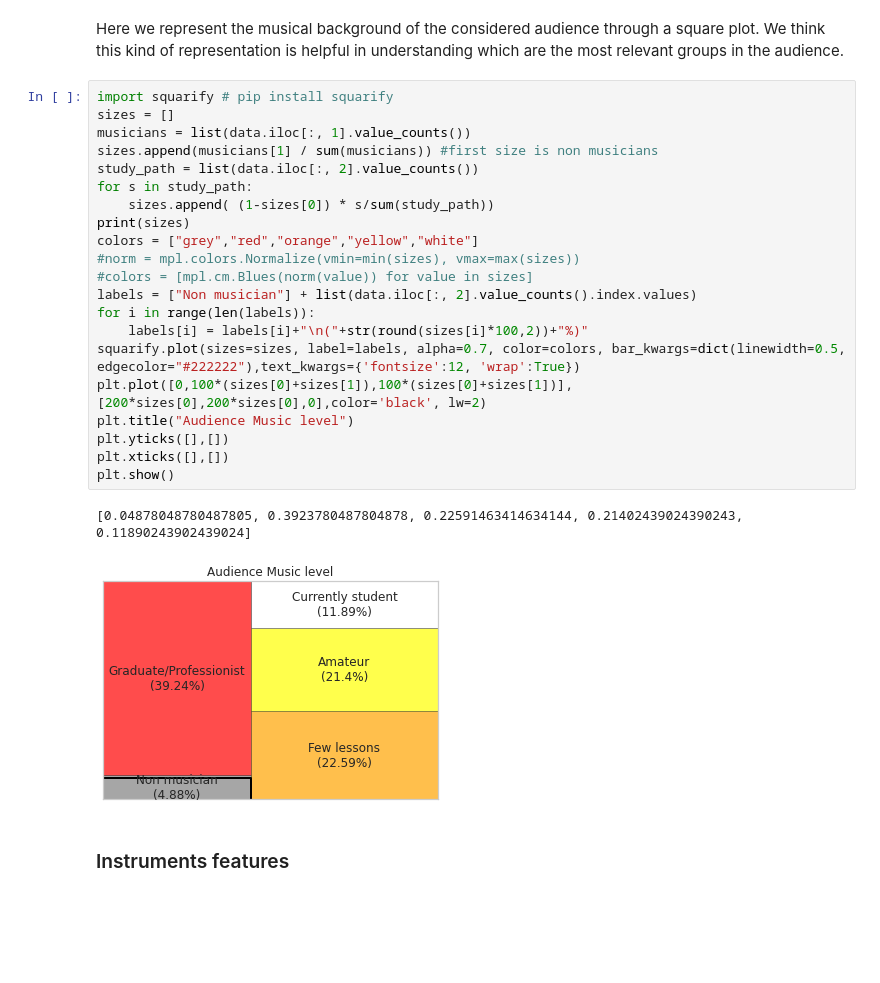
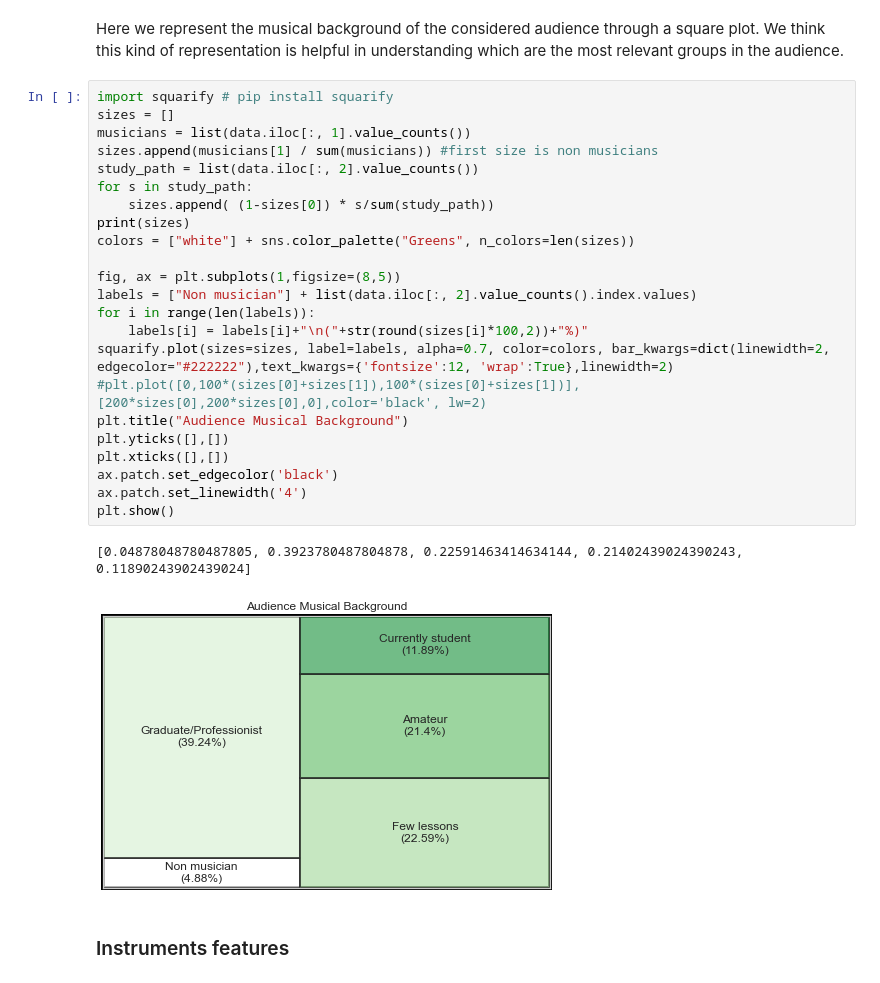
Before and after one commit to davidesalvi/mandolin_analysis, a Jupyter notebook: notebook/DataViz.ipynb, the cells around one changed output. Cells and saved outputs as stored; diff of their text form; blank space fills up the shorter version.

```diff
--- a/notebook/DataViz.ipynb
+++ b/notebook/DataViz.ipynb
@@ -266,27 +266,29 @@ Here we represent the musical background of the considered audience through a sq
 # %%
 import squarify # pip install squarify
 sizes = []
 musicians = list(data.iloc[:, 1].value_counts())
 sizes.append(musicians[1] / sum(musicians)) #first size is non musicians
 study_path = list(data.iloc[:, 2].value_counts())
 for s in study_path:
     sizes.append( (1-sizes[0]) * s/sum(study_path))
 print(sizes)
-colors = ["grey","red","orange","yellow","white"]
-#norm = mpl.colors.Normalize(vmin=min(sizes), vmax=max(sizes))
-#colors = [mpl.cm.Blues(norm(value)) for value in sizes]
+colors = ["white"] + sns.color_palette("Greens", n_colors=len(sizes))
+
+fig, ax = plt.subplots(1,figsize=(8,5))
 labels = ["Non musician"] + list(data.iloc[:, 2].value_counts().index.values)
 for i in range(len(labels)):
     labels[i] = labels[i]+"\n("+str(round(sizes[i]*100,2))+"%)"
-squarify.plot(sizes=sizes, label=labels, alpha=0.7, color=colors, bar_kwargs=dict(linewidth=0.5, edgecolor="#222222"),text_kwargs={'fontsize':12, 'wrap':True})
-plt.plot([0,100*(sizes[0]+sizes[1]),100*(sizes[0]+sizes[1])],[200*sizes[0],200*sizes[0],0],color='black', lw=2)
-plt.title("Audience Music level")
+squarify.plot(sizes=sizes, label=labels, alpha=0.7, color=colors, bar_kwargs=dict(linewidth=2, edgecolor="#222222"),text_kwargs={'fontsize':12, 'wrap':True},linewidth=2)
+#plt.plot([0,100*(sizes[0]+sizes[1]),100*(sizes[0]+sizes[1])],[200*sizes[0],200*sizes[0],0],color='black', lw=2)
+plt.title("Audience Musical Background")
 plt.yticks([],[])
 plt.xticks([],[])
+ax.patch.set_edgecolor('black')
+ax.patch.set_linewidth('4')
 plt.show()
 # %% [output]
 [0.04878048780487805, 0.3923780487804878, 0.22591463414634144, 0.21402439024390243, 0.11890243902439024]
-[figure, old version]
+[figure, new version]
 # %% [markdown]
 ### Instruments features <a class="anchor" id="instruments_features"></a>
 # %% [markdown]
```
Also changed, not shown: parts of 3 cells of this notebook.
